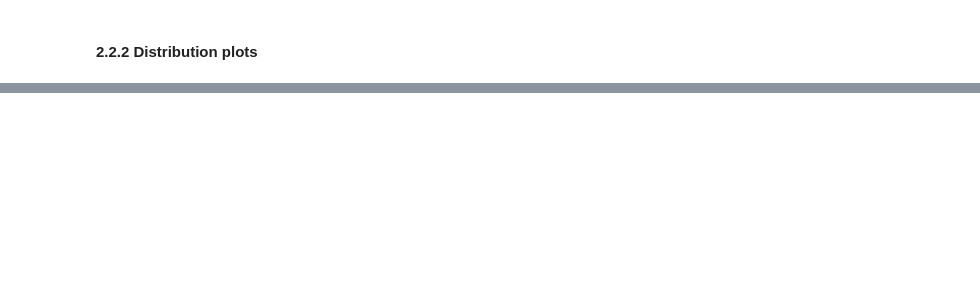
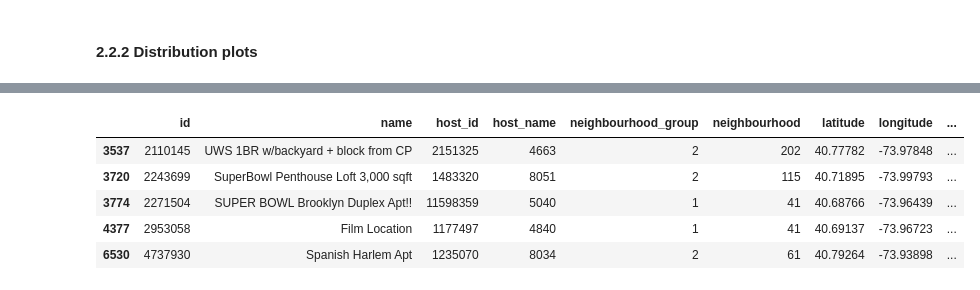
Before and after one commit to gperdrizet/gperdrizet-data-preprocessing-project-tutorial, a Jupyter notebook: gperdrizet_distributions.ipynb, the cells around one changed output, grey strips where cells are left out. Cells and saved outputs as stored; diff of their text form; code cells hidden in the pictures; blank space fills up the shorter version.

```diff
--- a/gperdrizet_distributions.ipynb
+++ b/gperdrizet_distributions.ipynb
@@ -73,0 +96,9 @@ plt.show()
+# %%
+data_df[data_df['price']>5000].head()
+# %% [output]
+|  | id | name | host_id | host_name | neighbourhood_group | neighbourhood | latitude | longitude | ... |
+| 3537 | 2110145 | UWS 1BR w/backyard + block from CP | 2151325 | 4663 | 2 | 202 | 40.77782 | -73.97848 | ... |
+| 3720 | 2243699 | SuperBowl Penthouse Loft 3,000 sqft | 1483320 | 8051 | 2 | 115 | 40.71895 | -73.99793 | ... |
+| 3774 | 2271504 | SUPER BOWL Brooklyn Duplex Apt!! | 11598359 | 5040 | 1 | 41 | 40.68766 | -73.96439 | ... |
+| 4377 | 2953058 | Film Location | 1177497 | 4840 | 1 | 41 | 40.69137 | -73.96723 | ... |
+| 6530 | 4737930 | Spanish Harlem Apt | 1235070 | 8034 | 2 | 61 | 40.79264 | -73.93898 | ... |
```
Also changed, not shown: parts of 4 cells of this notebook.
